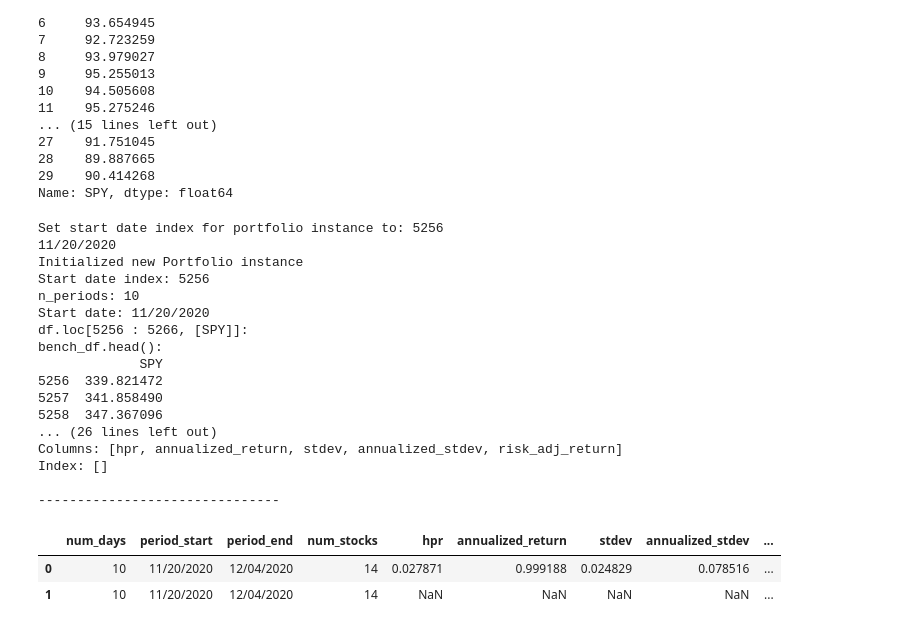
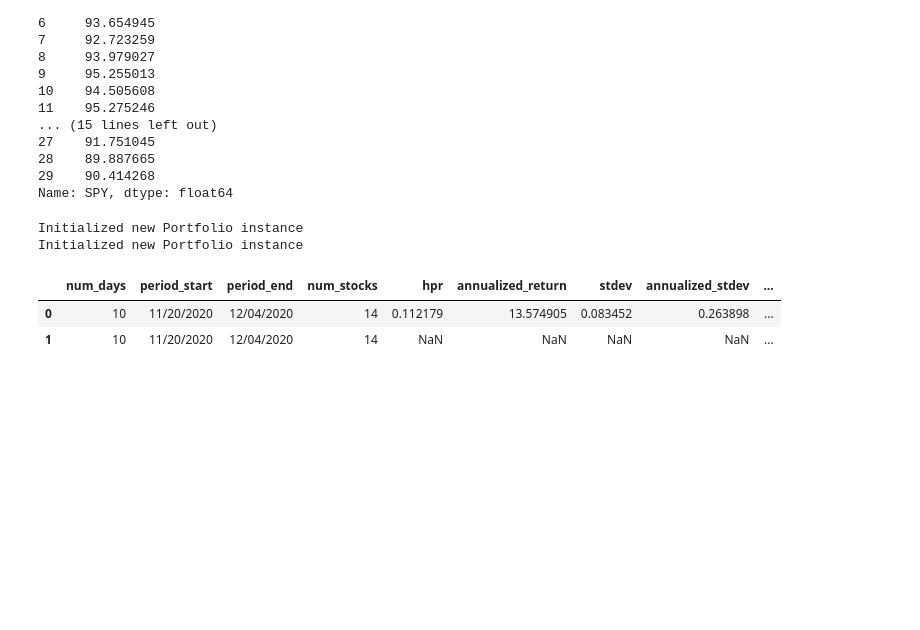
Before and after one commit to LumberJon1/EfficientPortfolio, a Jupyter notebook: EfficientPortfolioNotebook.ipynb, the cells around one changed output. Saved outputs shown, nothing was run; the diff lists cells and outputs as text; code cells hidden in the pictures; blank space fills up the shorter version.

Commit message:
Fixed errors in bench dataframe and output in testbed cell

```diff
--- a/EfficientPortfolioNotebook.ipynb
+++ b/EfficientPortfolioNotebook.ipynb
@@ -456,51 +462,37 @@ class Portfolio:
 # %%
 # Testbed
 stats_df = pd.DataFrame({})
 composition_df = pd.DataFrame({})
 bench_df = pd.DataFrame({})
 comp_df_cols = []
 for x in range(2):
 
     portfolio = Portfolio(size=14, n_periods=10, start_date="11/20/2020")
 
     # Rename columns with a suffix based on the iteration
     suffix = "_"+str(x)
     comp_df_cols.append("Ticker"+suffix)
     comp_df_cols.append("Weight"+suffix)
 
     # Merge with outer join to preserve non-identical weights and tickers for each portfolio
     composition_df = pd.merge(composition_df, portfolio.get_portfolio_comp(), left_index=True, right_index=True, how="outer")
     stats_df = pd.concat([stats_df, portfolio.get_portfolio_stats()])
 
     # Store the benchmark comparison
-    bench_df = pd.merge(bench_df, portfolio.compare_benchmark(), left_index=True, right_index=True, how="inner")
+    # bench_df = pd.merge(bench_df, portfolio.compare_benchmark(), left_index=True, right_index=True, how="inner")
+    bench_df = portfolio.compare_benchmark()
 
 composition_df.columns = comp_df_cols
 
 stats_df = stats_df.reset_index(drop=True)
 
 stats_df.head(10)
 # composition_df.head(100)
 # %% [output]
-Set start date index for portfolio instance to: 5256
-11/20/2020
 Initialized new Portfolio instance
-Start date index: 5256
-n_periods: 10
-Start date: 11/20/2020
-df.loc[5256 : 5266, [SPY]]:
-bench_df.head():
-             SPY
-5256  339.821472
-5257  341.858490
-5258  347.367096
-... (26 lines left out)
-Columns: [hpr, annualized_return, stdev, annualized_stdev, risk_adj_return]
-Index: []
-
--------------------------------
+Initialized new Portfolio instance
 |  | num_days | period_start | period_end | num_stocks | hpr | annualized_return | stdev | annualized_stdev | ... |
-| 0 | 10 | 11/20/2020 | 12/04/2020 | 14 | 0.027871 | 0.999188 | 0.024829 | 0.078516 | ... |
+| 0 | 10 | 11/20/2020 | 12/04/2020 | 14 | 0.112179 | 13.574905 | 0.083452 | 0.263898 | ... |
 | 1 | 10 | 11/20/2020 | 12/04/2020 | 14 | NaN | NaN | NaN | NaN | ... |
 # %%
 composition_df.head(30)
```
Also changed, not shown: parts of 3 cells of this notebook.
